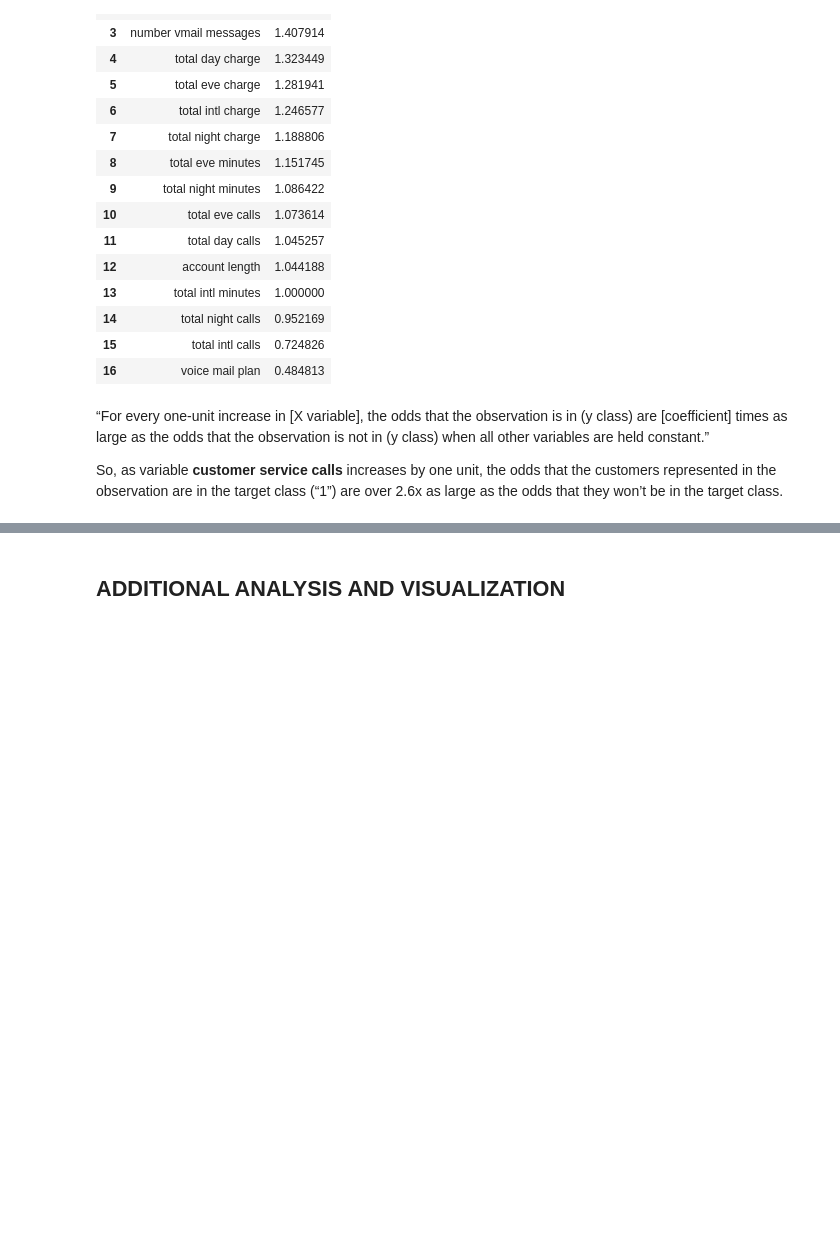
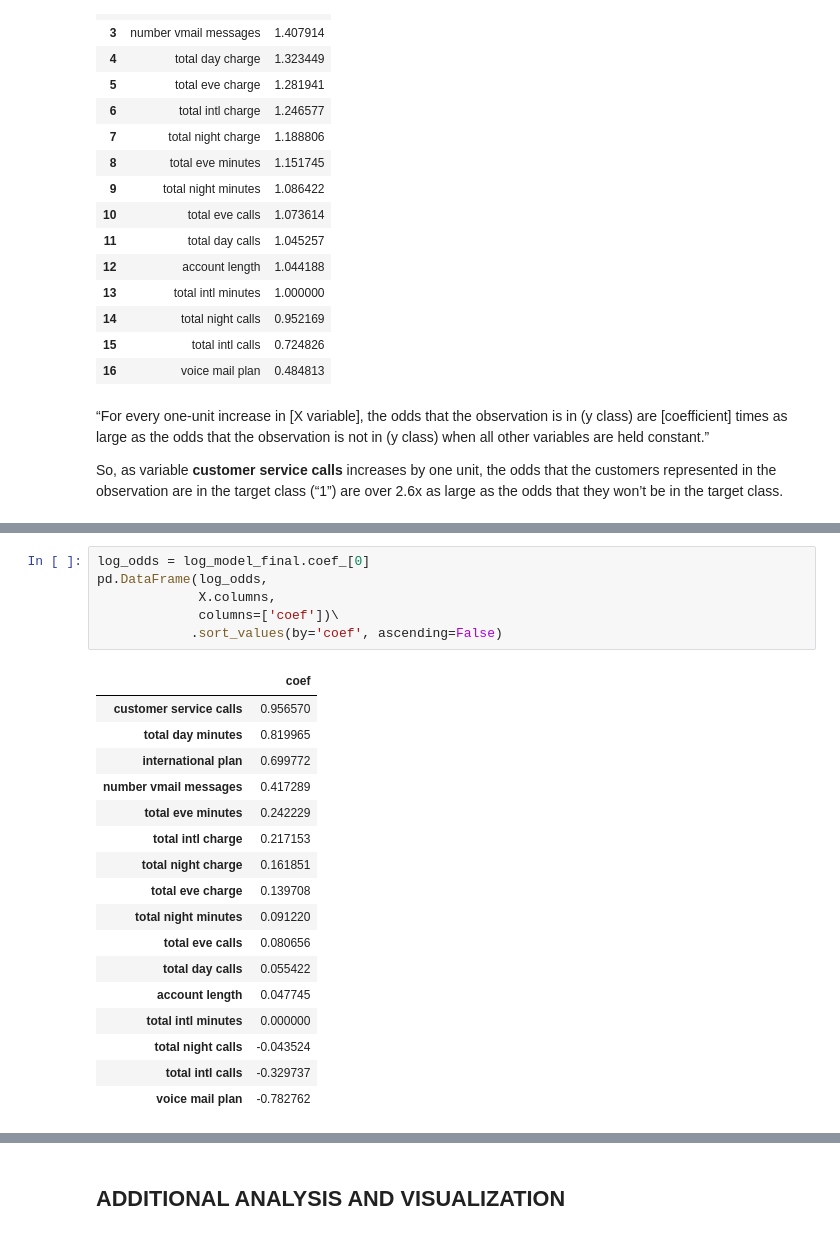
Before and after one commit to jswec/Phase-3-Project, a Jupyter notebook: Paul.ipynb, the cells around one changed output, grey strips where cells are left out. Cells and saved outputs as stored; diff of their text form; blank space fills up the shorter version.

```diff
--- a/Paul.ipynb
+++ b/Paul.ipynb
@@ -815,0 +847,24 @@ So, as variable **customer service calls** increases by one unit, the odds that
+# %%
+log_odds = log_model_final.coef_[0]
+pd.DataFrame(log_odds,
+             X.columns,
+             columns=['coef'])\
+            .sort_values(by='coef', ascending=False)
+# %% [output]
+|  | coef |
+| customer service calls | 0.956570 |
+| total day minutes | 0.819965 |
+| international plan | 0.699772 |
+| number vmail messages | 0.417289 |
+| total eve minutes | 0.242229 |
+| total intl charge | 0.217153 |
+| total night charge | 0.161851 |
+| total eve charge | 0.139708 |
+| total night minutes | 0.091220 |
+| total eve calls | 0.080656 |
+| total day calls | 0.055422 |
+| account length | 0.047745 |
+| total intl minutes | 0.000000 |
+| total night calls | -0.043524 |
+| total intl calls | -0.329737 |
+| voice mail plan | -0.782762 |
```
Also changed, not shown: parts of 9 cells of this notebook, 1 other file.
